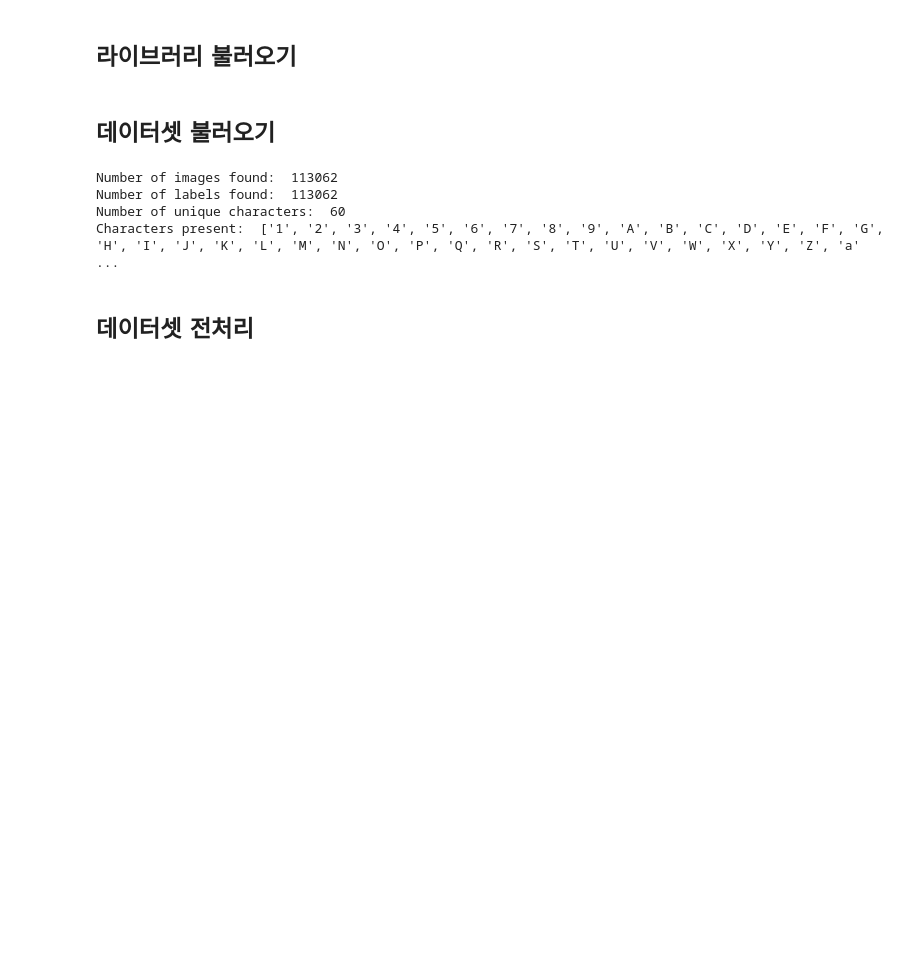
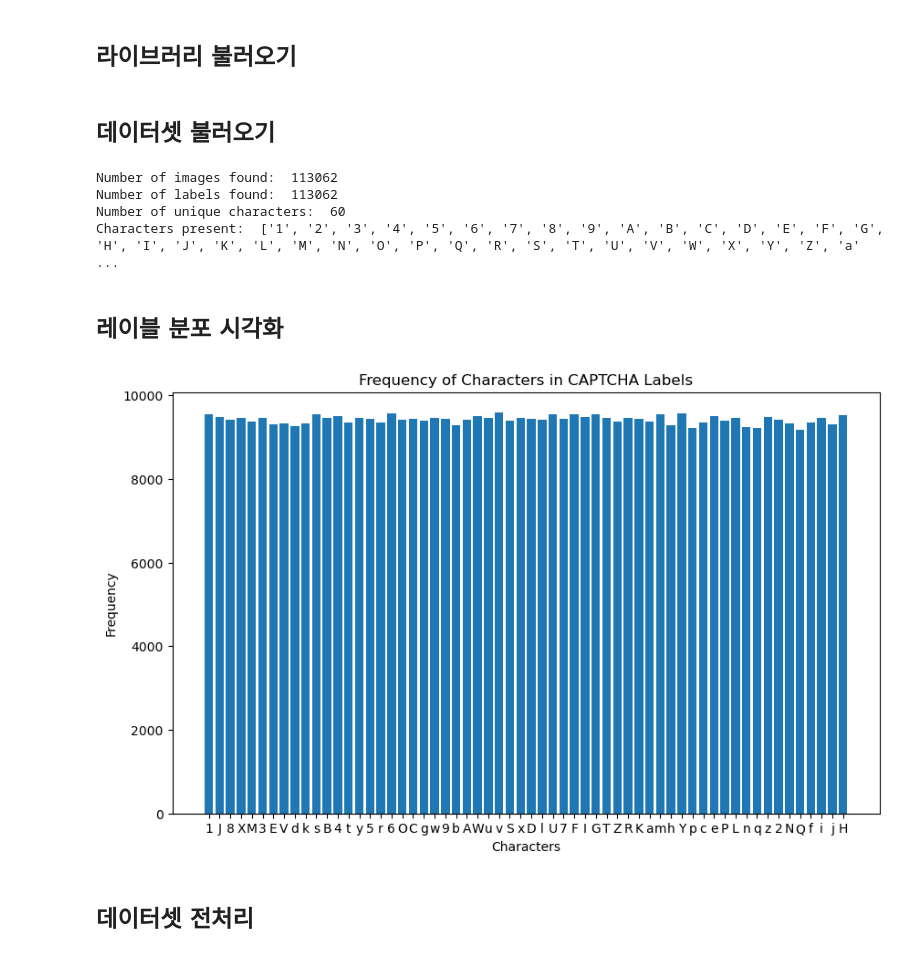
Before and after one commit to taemmini/2023_Fall_HUFS_ML_Project_7, a Jupyter notebook: CRNN_Test_Dataset_C.ipynb, the cells around one changed output. Saved outputs shown, nothing was run; the diff lists cells and outputs as text; code cells hidden in the pictures; blank space fills up the shorter version.

```diff
--- a/CRNN_Test_Dataset_C.ipynb
+++ b/CRNN_Test_Dataset_C.ipynb
@@ -52,6 +52,28 @@ Number of images found:  113062
 Number of labels found:  113062
 Number of unique characters:  60
 Characters present:  ['1', '2', '3', '4', '5', '6', '7', '8', '9', 'A', 'B', 'C', 'D', 'E', 'F', 'G', 'H', 'I', 'J', 'K', 'L', 'M', 'N', 'O', 'P', 'Q', 'R', 'S', 'T', 'U', 'V', 'W', 'X', 'Y', 'Z', 'a' ...
+# %% [markdown]
+## 레이블 분포 시각화
+# %%
+# 알파벳 확인
+from collections import Counter
+
+# 문자들의 빈도를 계산
+char_freq = Counter(char for label in labels for char in label)
+
+# 문자와 빈도수를 각각 분리하여 리스트로 저장
+chars = list(char_freq.keys())
+freqs = list(char_freq.values())
+
+# 막대 그래프로 시각화
+plt.figure(figsize=(10, 6))
+plt.bar(chars, freqs)
+plt.xlabel('Characters')
+plt.ylabel('Frequency')
+plt.title('Frequency of Characters in CAPTCHA Labels')
+plt.show()
+# %% [output]
+[figure, added]
 # %% [markdown]
 ## 데이터셋 전처리
 # %%
```
Also changed, not shown: parts of 6 cells of this notebook, 6 other files.
